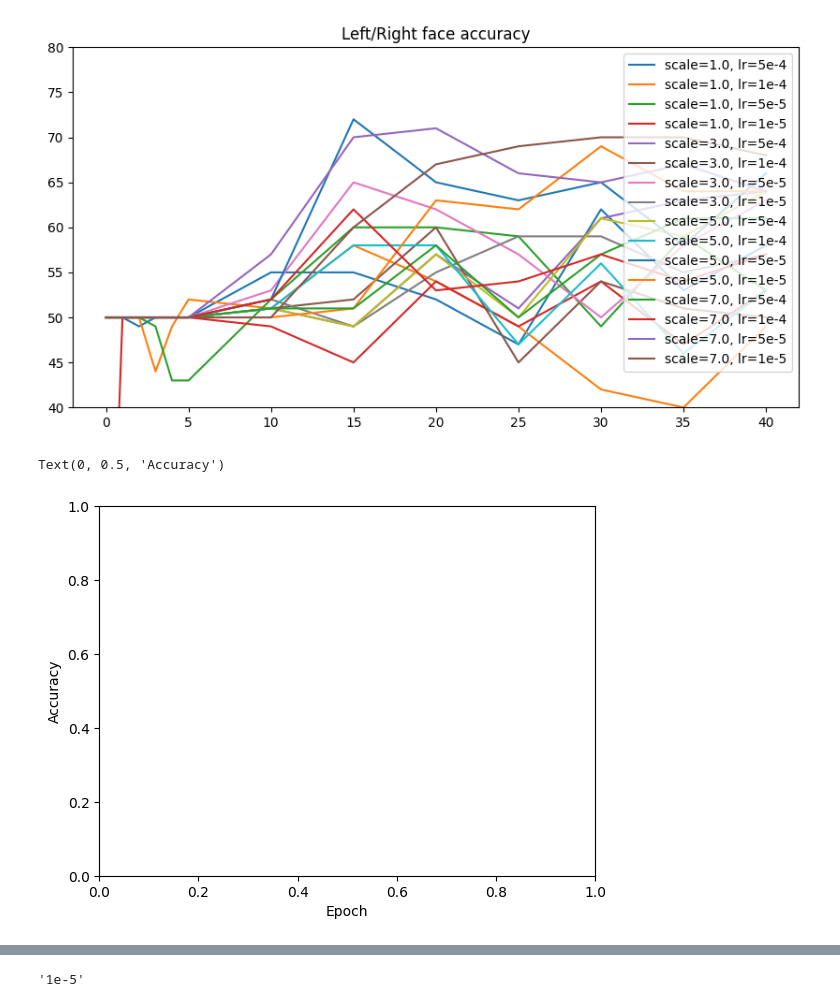
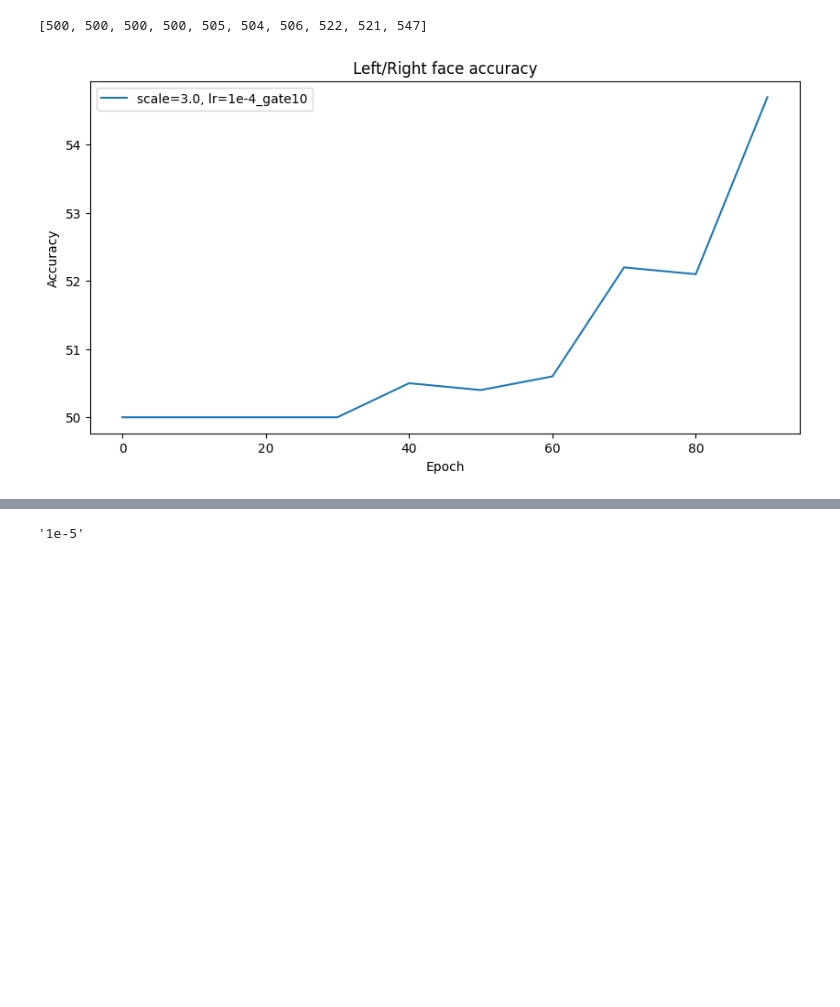
Before and after one commit to pureexe/sd-light-time, a Jupyter notebook: src/20240829/plot_accuracy_face_left_right.ipynb, the cells around one changed output, grey strips where cells are left out. Drawn from its saved outputs; the diff is of its cells as text; code cells hidden in the pictures; blank space fills up the shorter version.

```diff
--- a/src/20240829/plot_accuracy_face_left_right.ipynb
+++ b/src/20240829/plot_accuracy_face_left_right.ipynb
@@ -6,7 +6,7 @@ import matplotlib.pyplot as plt
 LEFT_ROOT_DIR = "../../output/20240829/val_human_left"
 RIGHT_ROOT_DIR = "../../output/20240829/val_human_right"
 GUIDANCE_SCALES = ['3.0']
-LEARNING_RATES = ['']
+LEARNING_RATES = ['1e-4_gate10']
 CHECKPOINTS = [0,10,20,30,40,50,60,70,80,90]
 # %%
 # read left accuracy
@@ -38,7 +33,7 @@ for scale in GUIDANCE_SCALES:
     for lr in LEARNING_RATES:
         right_accuracy[scale][lr] = []
         for checkpoint in CHECKPOINTS:
-            checkpoint_dir = os.path.join(RIGHT_ROOT_DIR, f"{scale}", "new_light_block", f"{lr}", f"chk{checkpoint}", "lightning_logs", "version_0")
+            checkpoint_dir = os.path.join(RIGHT_ROOT_DIR, f"{scale}", "no_controlnet", f"{lr}", f"chk{checkpoint}", "lightning_logs", "version_0")
             with open(os.path.join(checkpoint_dir, "counting.json"), "r") as f:
                 accuracy = json.load(f)
                 right_accuracy[scale][lr].append(accuracy['right'])
@@ -81,19 +70,24 @@ plt.show()
+# %%
+both_accuracy[scale][lr]
+# %% [output]
+[500, 500, 500, 500, 505, 504, 506, 522, 521, 547]
 # %%
 # plot both_accuracy in the single figure contain 16 lines
+a = []
+for x in both_accuracy[scale][lr]:
+    a.append(x / 10)
 fig, ax = plt.subplots(figsize=(10, 5))
 for i, scale in enumerate(GUIDANCE_SCALES):
     for j, lr in enumerate(LEARNING_RATES):
-        ax.plot(CHECKPOINTS, both_accuracy[scale][lr], label=f"scale={scale}, lr={lr}")
+        ax.plot(CHECKPOINTS, a, label=f"scale={scale}, lr={lr}")
 ax.set_title("Left/Right face accuracy")
 ax.legend()
-ax.set_ylim(40, 80)
-plt.show()
+#ax.set_ylim(0, 100)
 plt.xlabel("Epoch")
 plt.ylabel("Accuracy")
+plt.show()
 # %% [output]
-[figure, old version]
+[figure, new version]
-Text(0, 0.5, 'Accuracy')
-[figure, removed]
 # %%
 # plot only both_accuracy at scale=3.0, lr=1e-4
 fig, ax = plt.subplots(figsize=(10, 5))
```
Also changed, not shown: parts of 6 cells of this notebook, 6 other files.
